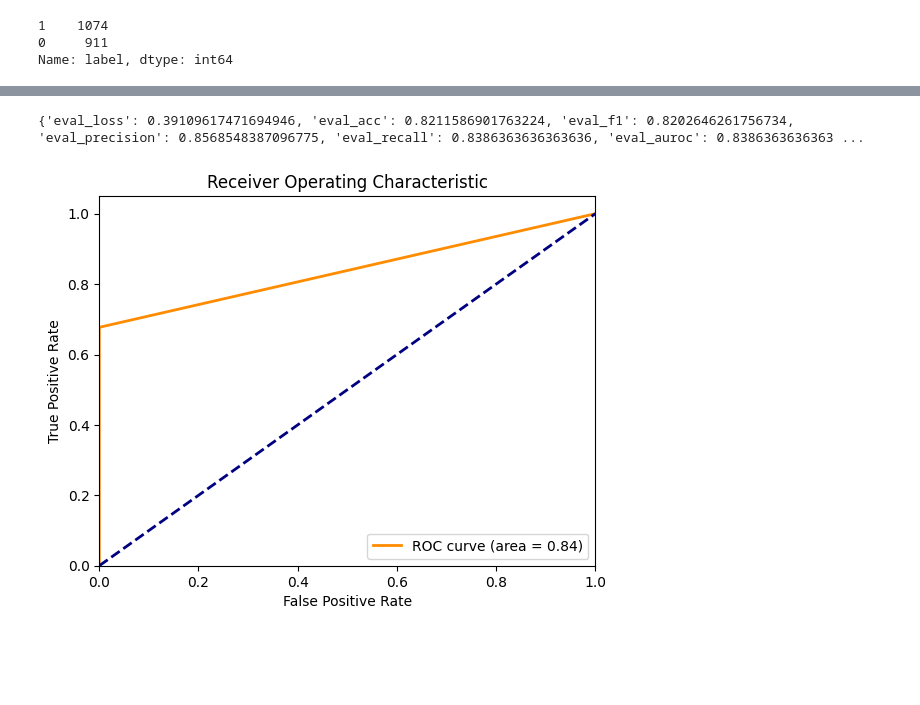
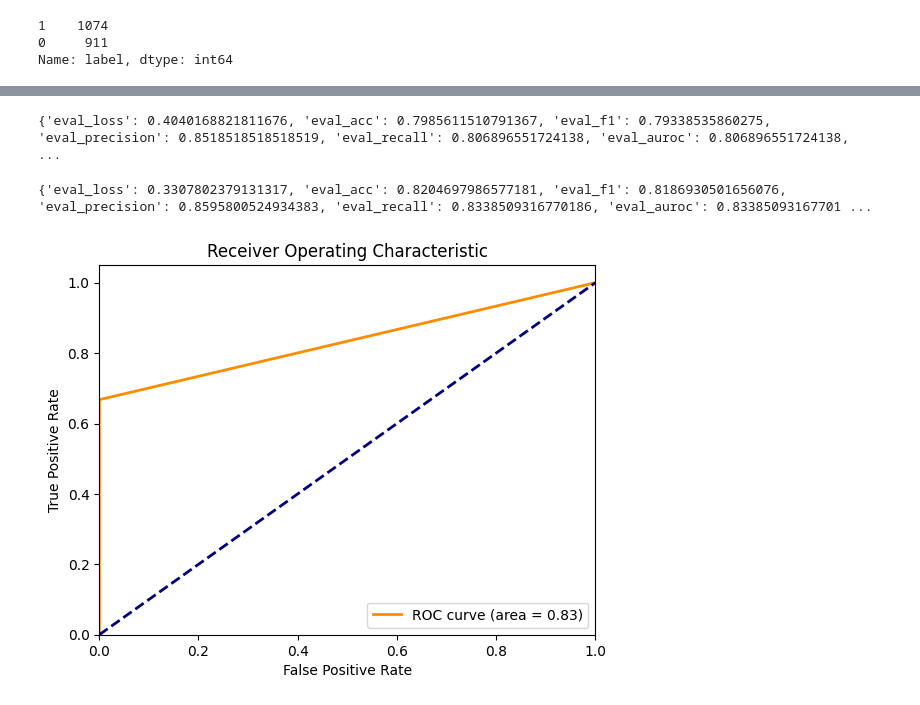
Before and after one commit to skwgbobf/ASD_Kaggle, a Jupyter notebook: 6.Kaggle2_Kaggle1Roberta_model_Transfering.ipynb, the cells around one changed output, grey strips where cells are left out. Drawn from its saved outputs; the diff is of its cells as text; code cells hidden in the pictures; blank space fills up the shorter version.

```diff
--- a/6.Kaggle2_Kaggle1Roberta_model_Transfering.ipynb
+++ b/6.Kaggle2_Kaggle1Roberta_model_Transfering.ipynb
@@ -19,7 +19,7 @@ pt = '/home/skbae/Documents/skbae/ASD/paper/Data/'
 # %%
 import pandas as pd
 
-T_ASD2 = pd.read_csv('./ASD_CSV_T_ASD2_Feb23.csv')
+T_ASD2 = pd.read_csv('./output/ASD_CSV_T_ASD2_Feb23.csv')
 # %%
 T_ASD2.columns
 # %% [output]
@@ -103,4 +97,4 @@ from transformers import RobertaForSequenceClassification
 
 # Load the pre-trained RoBERTa model
 #trainer.save_model("./Roberta/ROBERTA_qchatmodel_Feb2024")
-model = RobertaForSequenceClassification.from_pretrained('./Roberta/ROBERTA_qchatmodel_Feb2024', num_labels=2)
+model = RobertaForSequenceClassification.from_pretrained('./output/Roberta/new/ROBERTA_qchatmodel_Feb2024_2', num_labels=2)
@@ -144,3 +144,6 @@ test_data_unseen.head()
+# %%
+#Train and valid from train_data
+df_m2=train_data
 # %%
 #Step 2: Adapt the Model for ASD_TD data
 # %%
@@ -445,35 +379,45 @@ print(log_result)
 results = trainer.evaluate(test_dataset)
 print(results)
 # %% [output]
-{'eval_loss': 0.39109617471694946, 'eval_acc': 0.8211586901763224, 'eval_f1': 0.8202646261756734, 'eval_precision': 0.8568548387096775, 'eval_recall': 0.8386363636363636, 'eval_auroc': 0.8386363636363 ...
+{'eval_loss': 0.4040168821811676, 'eval_acc': 0.7985611510791367, 'eval_f1': 0.79338535860275, 'eval_precision': 0.8518518518518519, 'eval_recall': 0.806896551724138, 'eval_auroc': 0.806896551724138,  ...
+# %%
+# Evaluate the model
+results = trainer.evaluate(test_data_unseen)
+
+print(results)
+# %% [output]
+{'eval_loss': 0.3307802379131317, 'eval_acc': 0.8204697986577181, 'eval_f1': 0.8186930501656076, 'eval_precision': 0.8595800524934383, 'eval_recall': 0.8338509316770186, 'eval_auroc': 0.83385093167701 ...
 # %%
+from transformers import AutoModelForSequenceClassification
 from sklearn.metrics import roc_curve, auc
 import matplotlib.pyplot as plt
+from transformers import Trainer
 
-# Get the predictions
-predictions = trainer.predict(test_dataset)
+# load model
+# model = AutoModelForSequenceClassification.from_pretrained("./Roberta/ROBERTA_qchatmodel_Feb2024")
 
-# Get the predicted labels
-y_pred = np.argmax(predictions.predictions, axis=1)
+# Generate predictions for the evaluation dataset:test_data_unseen
+predictions_output = trainer.predict(test_data_unseen)
 
-# Get the true labels
-y_true = predictions.label_ids
+# prediciton and lable
+predictions = np.argmax(predictions_output.predictions, axis=-1)
+true_labels = predictions_output.label_ids
 
-# Compute ROC curve and ROC area
-fpr, tpr, _ = roc_curve(y_true, y_pred)
+# ROC curve , ROC area calculation
+fpr, tpr, _ = roc_curve(true_labels, predictions)
 roc_auc = auc(fpr, tpr)
 
-# Plot
+# ROC curve
 plt.figure()
 lw = 2
 plt.plot(fpr, tpr, color='darkorange', lw=lw, label='ROC curve (area = %0.2f)' % roc_auc)
 plt.plot([0, 1], [0, 1], color='navy', lw=lw, linestyle='--')
 plt.xlim([0.0, 1.0])
 plt.ylim([0.0, 1.05])
 plt.xlabel('False Positive Rate')
 plt.ylabel('True Positive Rate')
 plt.title('Receiver Operating Characteristic')
 plt.legend(loc="lower right")
 plt.show()
 # %% [output]
-[figure, old version]
+[figure, new version]
```
Also changed, not shown: parts of 20 cells of this notebook, 1 other file.
